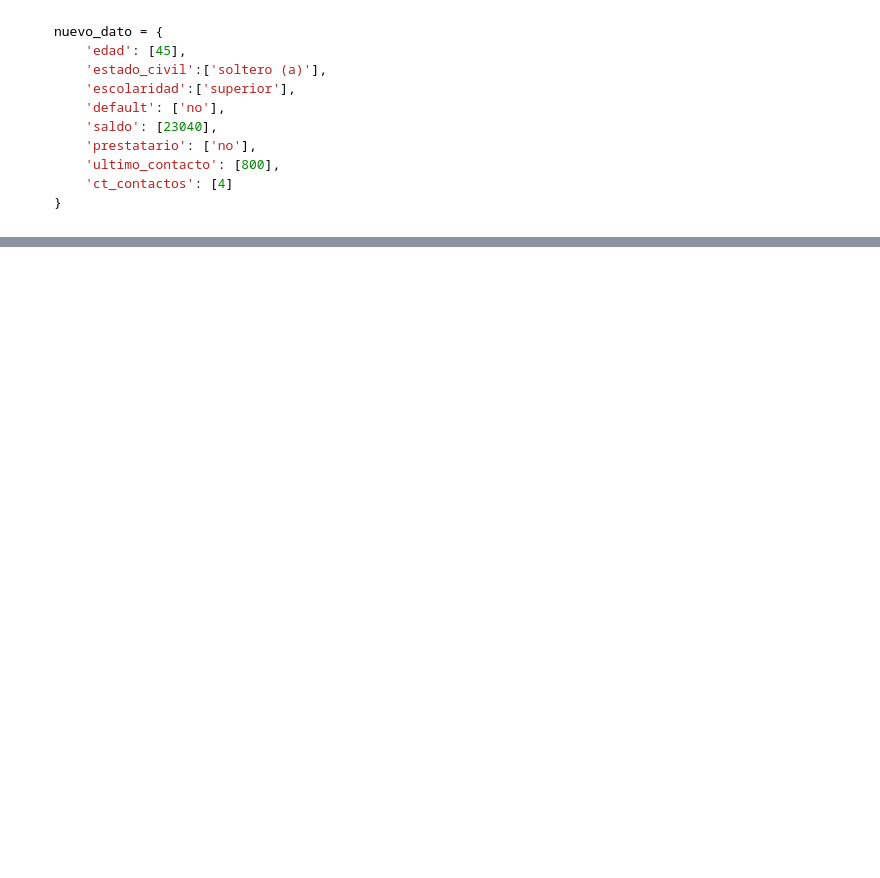
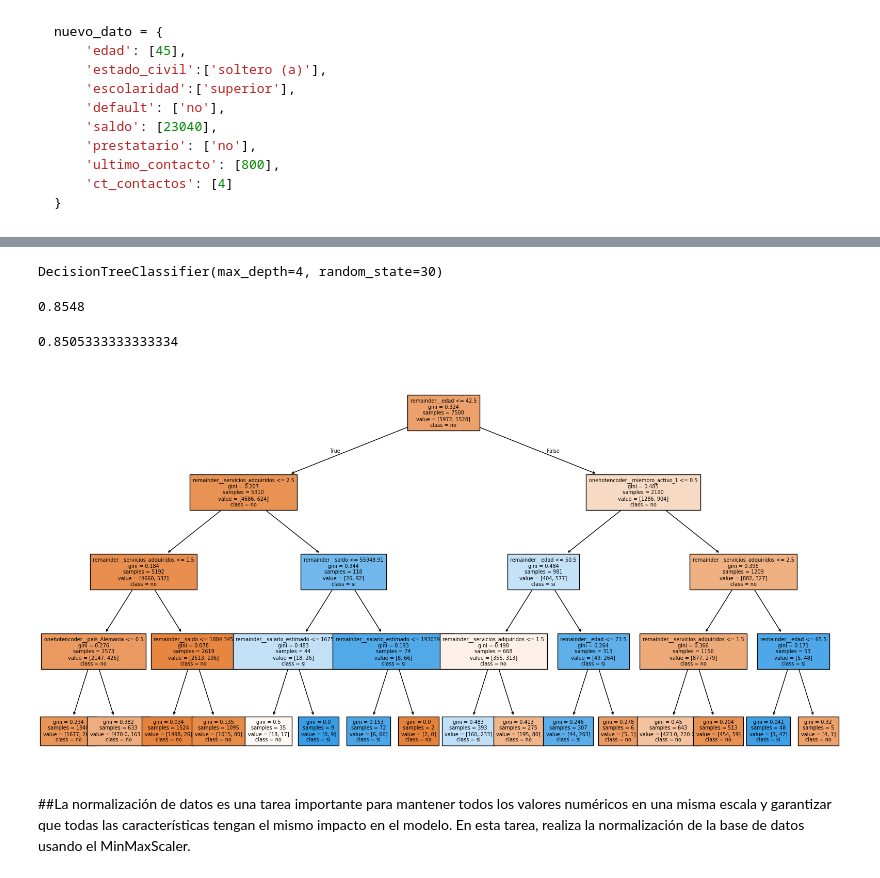
Before and after one commit to Yaaxek/-Clasificar-datos-con-Machine-Learning, a Jupyter notebook: Clasificar_datos_con_Machine_Learning.ipynb, the cells around one changed output, grey strips where cells are left out. Drawn from its saved outputs; the diff is of its cells as text; code cells hidden in the pictures; blank space fills up the shorter version.

```diff
--- a/Clasificar_datos_con_Machine_Learning.ipynb
+++ b/Clasificar_datos_con_Machine_Learning.ipynb
@@ -112,0 +680,2 @@ nuevo_dato = {
+# %%
+y=label_encoder.fit_transform(y)
@@ -112,0 +690,2 @@ nuevo_dato = {
+# %%
+X_train,X_test,y_train,y_test=train_test_split(X,y,stratify=y,random_state=30)
@@ -112,0 +696,5 @@ nuevo_dato = {
+# %%
+dummy=DummyClassifier()
+dummy.fit(X_train,y_train)
+
+dummy.score(X_test,y_test)
@@ -112,0 +711,13 @@ nuevo_dato = {
+# %%
+model_tree=DecisionTreeClassifier(max_depth=4,random_state=30)
+model_tree.fit(X_train,y_train)
+# %% [output]
+DecisionTreeClassifier(max_depth=4, random_state=30)
+# %%
+model_tree.score(X_test,y_test)
+# %% [output]
+0.8548
+# %%
+model_tree.score(X_train,y_train)
+# %% [output]
+0.8505333333333334
@@ -112,0 +727,9 @@ nuevo_dato = {
+# %%
+plt.figure(figsize=(20,10))
+plot_tree(model_tree,filled=True,class_names=['no','si'],
+          fontsize=7,
+          feature_names=one_hot.get_feature_names_out(columnas));
+# %% [output]
+[figure, added]
+# %% [markdown]
+##La normalización de datos es una tarea importante para mantener todos los valores numéricos en una misma escala y garantizar que todas las características tengan el mismo impacto en el modelo. En esta tarea, realiza la normalización de la base de datos usando el MinMaxScaler.
```
Also changed, not shown: parts of 142 cells of this notebook.
